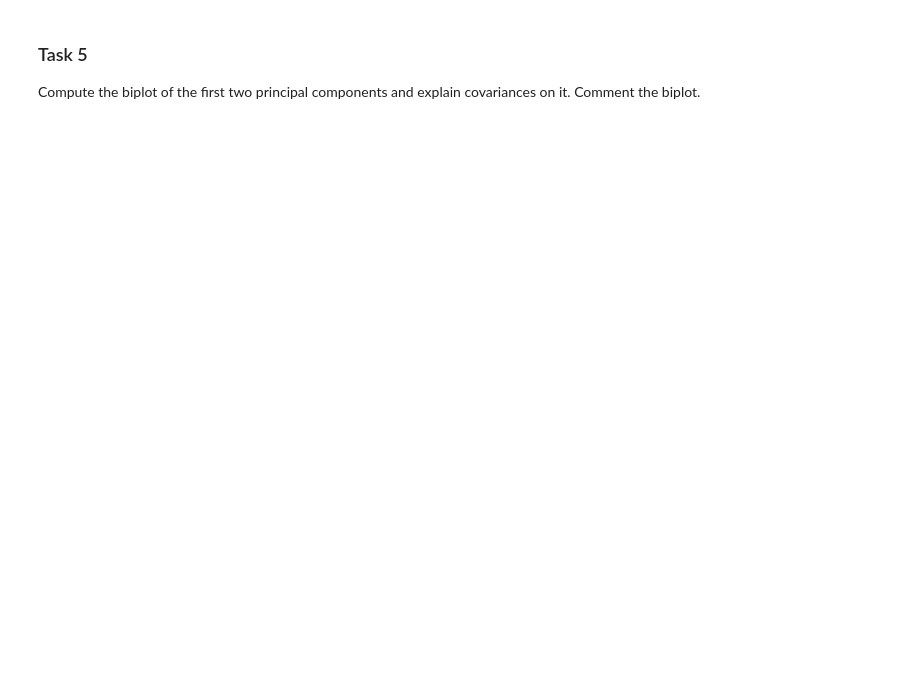
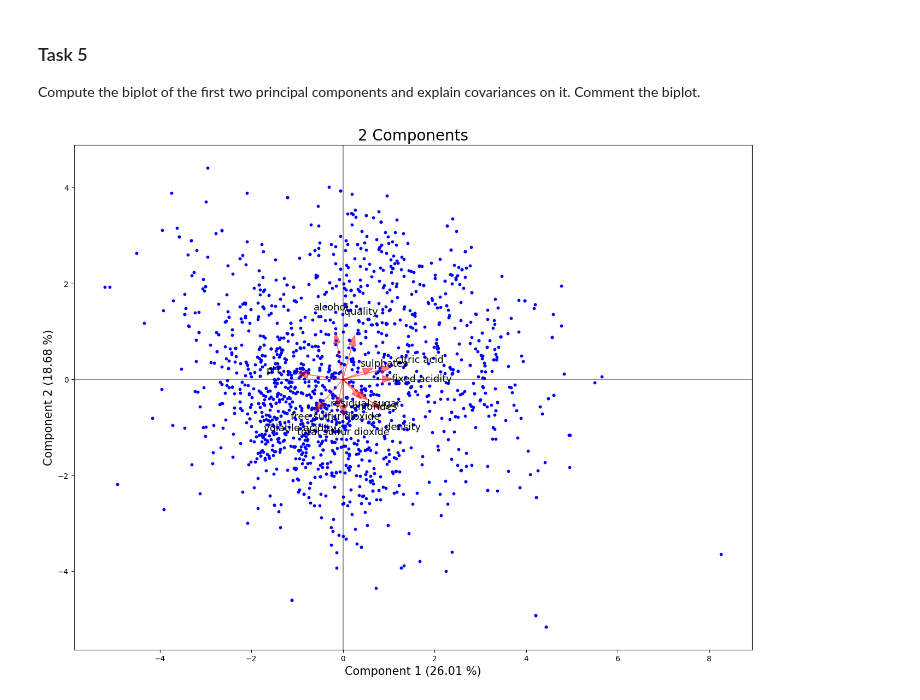
Before and after one commit to Erikkui/adaml-2024fall, a Jupyter notebook: week-02/week-02-tasks.ipynb, the cells around one changed output. Drawn from its saved outputs; the diff is of its cells as text; code cells hidden in the pictures; blank space fills up the shorter version.

```diff
--- a/week-02/week-02-tasks.ipynb
+++ b/week-02/week-02-tasks.ipynb
@@ -94,3 +116,25 @@ NameError: name 'S' is not defined
 # %% [markdown]
 ### Task 5
 Compute the biplot of the first two principal components and explain covariances on it. Comment the biplot.
+# %%
+from PyBiPlot import BiPlot
+
+pca_2 = PCA( n_components=2 )
+pca_2_data = pca_2.fit_transform(x)
+
+loadings_2comp = pd.DataFrame( pca_2.components_.T * np.sqrt( pca_2.explained_variance_ ), index = col_names )
+projected_data_2comp = pd.DataFrame( pca_2_data )
+explained_variance_ratio_2comp = pca_2.explained_variance_ratio_
+pca_2_data
+BiPlot( ProjectedData = projected_data_2comp,
+        Loadings = loadings_2comp,
+        ExplainedVar = list( explained_variance_ratio_2comp),
+        Overlaid = True,
+        Sample_size = 10,
+        Sample_labels = False,
+        Arrow_head_size = 0.15,
+        Arrow_labels_shift = 2,
+        Arrow_labels_size = 13
+        ).plot()
+# %% [output]
+[figure, added]
```
Also changed, not shown: parts of 6 cells of this notebook.
